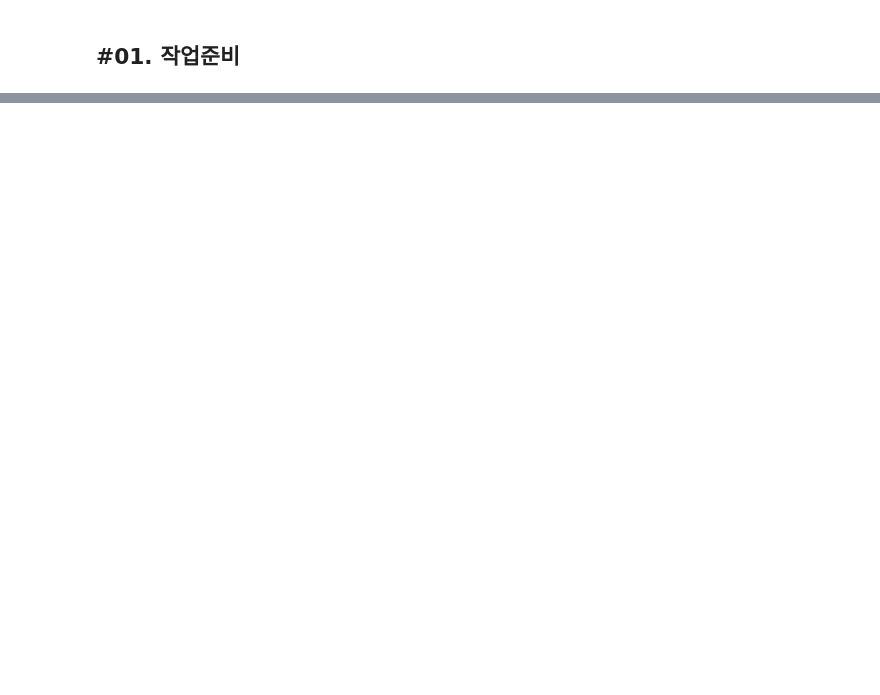
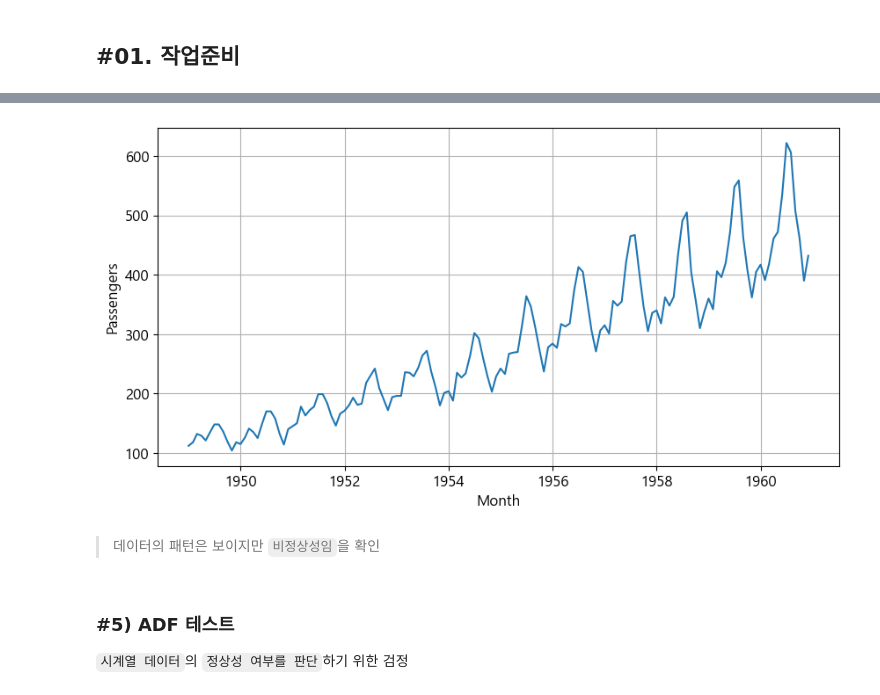
Before and after one commit to jaekim3220/Review, a Jupyter notebook: E. 확증적 데이터 분석(CDA)/06. 시계열 분석/02-시계열_데이터_확인.ipynb, the cells around one changed output, grey strips where cells are left out. Cells and saved outputs as stored; diff of their text form; code cells hidden in the pictures; blank space fills up the shorter version.

```diff
--- a/E. 확증적 데이터 분석(CDA)/06. 시계열 분석/02-시계열_데이터_확인.ipynb
+++ b/E. 확증적 데이터 분석(CDA)/06. 시계열 분석/02-시계열_데이터_확인.ipynb
@@ -127,0 +82,15 @@ plt.close()
+# %%
+plt.figure()
+# 데이터에서 컬럼이 1개인 경우 데이터의 index를 x로 지정 가능
+sb.lineplot(df, x=df.index, y='Passengers')
+plt.grid()
+plt.show()
+plt.close()
+# %% [output]
+[figure, added]
+# %% [markdown]
+> 데이터의 패턴은 보이지만 `비정상성임`을 확인
+# %% [markdown]
+### #5) ADF 테스트
+
+`시계열 데이터`의 `정상성 여부를 판단`하기 위한 검정
```
Also changed, not shown: parts of 51 cells of this notebook, 6 other files.
